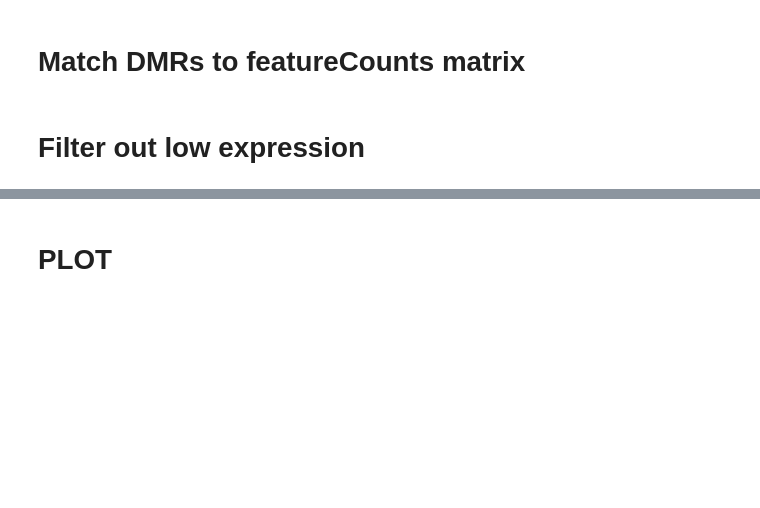
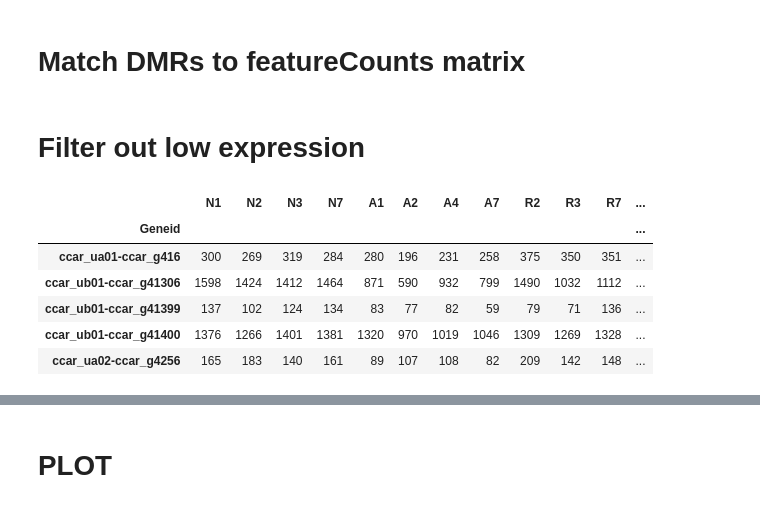
Before and after one commit to MagdalenaWinklhofer/WholeGenomeBisulphiteSequencing, a Jupyter notebook: DNAseq_pipeline/8_match_dmr_to_expression.ipynb, the cells around one changed output, grey strips where cells are left out. Drawn from its saved outputs; the diff is of its cells as text; code cells hidden in the pictures; blank space fills up the shorter version.

```diff
--- a/DNAseq_pipeline/8_match_dmr_to_expression.ipynb
+++ b/DNAseq_pipeline/8_match_dmr_to_expression.ipynb
@@ -39,3 +39,13 @@ column_order = ['N1', 'N2', 'N3', 'N7', 'A1', 'A2', 'A4', 'A7', 'R2', 'R3', 'R7'
 expressionNA = expressionNA.reindex(columns=column_order)
 expressionNR = expressionNR.reindex(columns=column_order)
 expressionAR = expressionAR.reindex(columns=column_order)
+# %%
+expressionNA.head(5)
+# %% [output]
+|  | N1 | N2 | N3 | N7 | A1 | A2 | A4 | A7 | R2 | R3 | R7 | ... |
+| Geneid |  |  |  |  |  |  |  |  |  |  |  | ... |
+| ccar_ua01-ccar_g416 | 300 | 269 | 319 | 284 | 280 | 196 | 231 | 258 | 375 | 350 | 351 | ... |
+| ccar_ub01-ccar_g41306 | 1598 | 1424 | 1412 | 1464 | 871 | 590 | 932 | 799 | 1490 | 1032 | 1112 | ... |
+| ccar_ub01-ccar_g41399 | 137 | 102 | 124 | 134 | 83 | 77 | 82 | 59 | 79 | 71 | 136 | ... |
+| ccar_ub01-ccar_g41400 | 1376 | 1266 | 1401 | 1381 | 1320 | 970 | 1019 | 1046 | 1309 | 1269 | 1328 | ... |
+| ccar_ua02-ccar_g4256 | 165 | 183 | 140 | 161 | 89 | 107 | 108 | 82 | 209 | 142 | 148 | ... |
```
Also changed, not shown: parts of 14 cells of this notebook, 3 other files.
